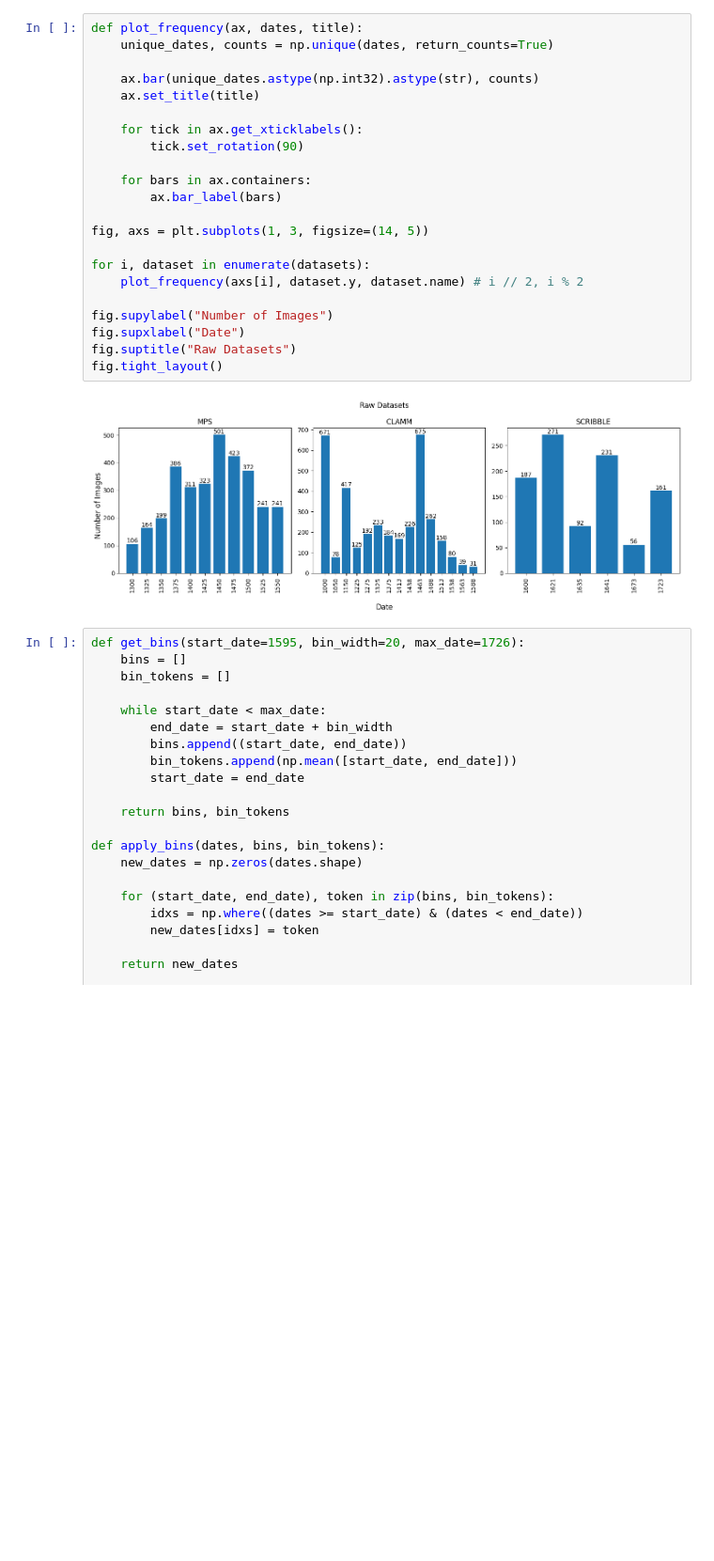
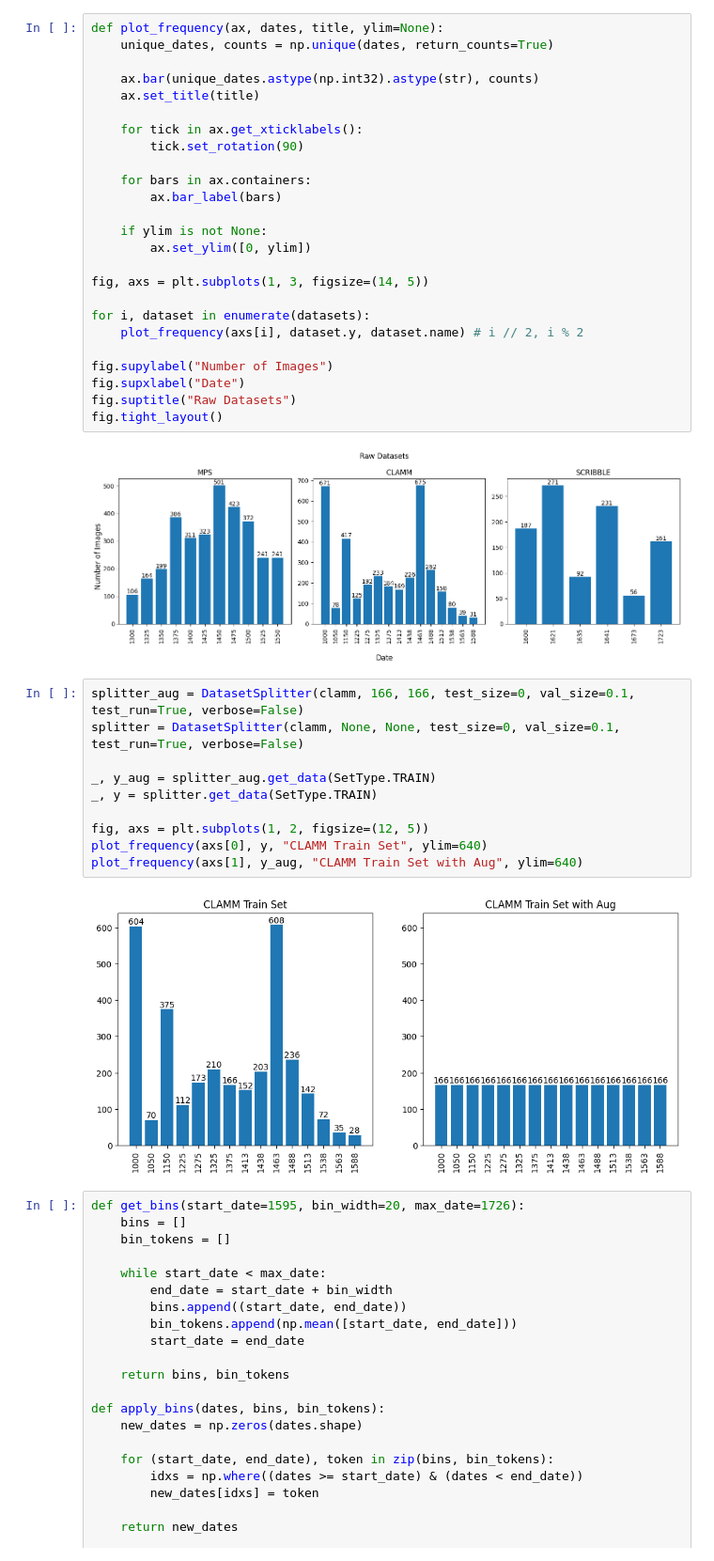
Before and after one commit to NikolaiHerrmann/deep-dating, a Jupyter notebook: src/graph_datasets.ipynb, the cells around one changed output. Shown at 94% size. Drawn from its saved outputs; the diff is of its cells as text; blank space fills up the shorter version.

```diff
--- a/src/graph_datasets.ipynb
+++ b/src/graph_datasets.ipynb
@@ -12,7 +12,7 @@ mps, clamm, scribble = datasets
 Warning! File list found in header does not entirely match images found in directory. 3 image inconsistencies found.
         Differences found: {'../../datasets/scribblelens.supplement.original.pages/scribblelens.corpus.v1/nl/unsupervised/roggeveen/61.0/originalpage.page0061.0.jpg', '../../datasets/scribblelens.supp ...
 # %%
-def plot_frequency(ax, dates, title):
+def plot_frequency(ax, dates, title, ylim=None):
     unique_dates, counts = np.unique(dates, return_counts=True)
 
     ax.bar(unique_dates.astype(np.int32).astype(str), counts)
@@ -24,6 +24,9 @@ def plot_frequency(ax, dates, title):
     for bars in ax.containers:
         ax.bar_label(bars)
 
+    if ylim is not None:
+        ax.set_ylim([0, ylim])
+
 fig, axs = plt.subplots(1, 3, figsize=(14, 5))
 
 for i, dataset in enumerate(datasets):
@@ -35,6 +38,18 @@ fig.suptitle("Raw Datasets")
 fig.tight_layout()
 # %% [output]
 [figure]
+# %%
+splitter_aug = DatasetSplitter(clamm, 166, 166, test_size=0, val_size=0.1, test_run=True, verbose=False)
+splitter = DatasetSplitter(clamm, None, None, test_size=0, val_size=0.1, test_run=True, verbose=False)
+
+_, y_aug = splitter_aug.get_data(SetType.TRAIN)
+_, y = splitter.get_data(SetType.TRAIN)
+
+fig, axs = plt.subplots(1, 2, figsize=(12, 5))
+plot_frequency(axs[0], y, "CLAMM Train Set", ylim=640)
+plot_frequency(axs[1], y_aug, "CLAMM Train Set with Aug", ylim=640)
+# %% [output]
+[figure, added]
 # %%
 def get_bins(start_date=1595, bin_width=20, max_date=1726):
     bins = []
```
Also changed, not shown: parts of 1 cell of this notebook, 7 other files.
